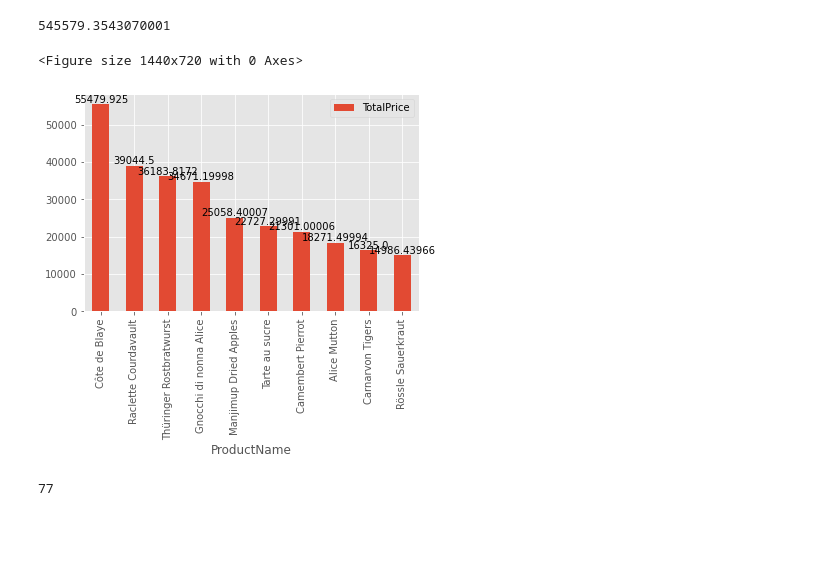
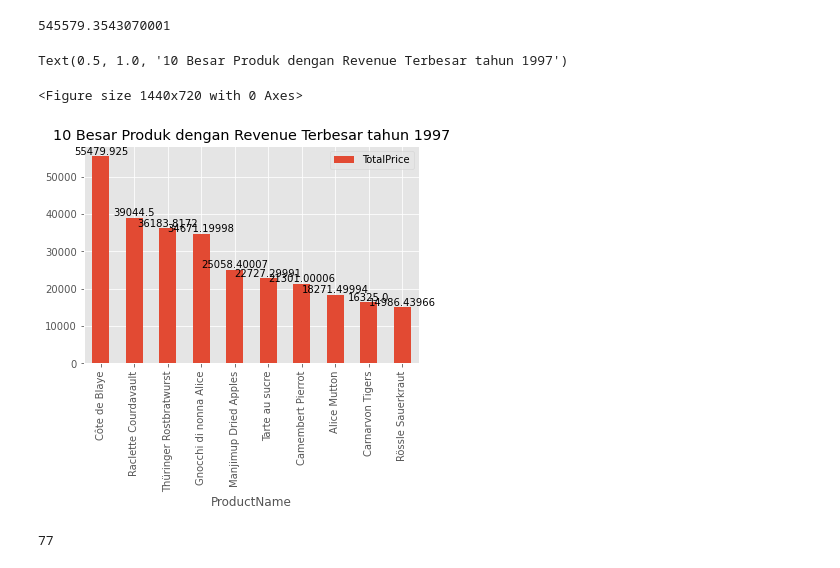
Before and after one commit to abilcode/dsls, a Jupyter notebook: de_minicase/case/eda/eda.ipynb, the cells around one changed output. Drawn from its saved outputs; the diff is of its cells as text; code cells hidden in the pictures; blank space fills up the shorter version.

```diff
--- a/de_minicase/eda/eda.ipynb
+++ b/de_minicase/case/eda/eda.ipynb
@@ -164,12 +164,14 @@ product_selected.TotalPrice[:40].sum()
 # %%
 plt.figure(figsize=(20, 10))
 ax = product_selected.iloc[:10].plot(x="ProductName",kind='bar')
 for i in ax.containers:
     for j in i:
         ax.text(j.get_x() + j.get_width()/2., j.get_y() + j.get_height()*1, j.get_height(), ha='center', va='bottom')
+plt.title("10 Besar Produk dengan Revenue Terbesar tahun 1997")
 # %% [output]
-<Figure size 1440x720 with 0 Axes>
+Text(0.5, 1.0, '10 Besar Produk dengan Revenue Terbesar tahun 1997')
+<Figure size 1440x720 with 0 Axes>
-[figure, old version]
+[figure, new version]
 # %%
 arr_product = product_selected['ProductName'].to_numpy()
 data_product_selected = data_product.copy()
```
Also changed, not shown: parts of 1 cell of this notebook, 31 other files.
